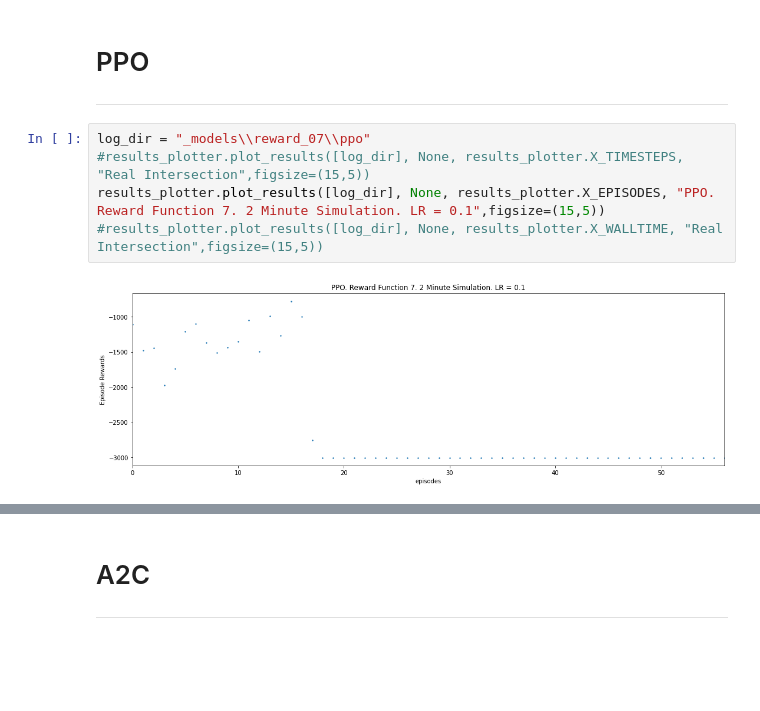
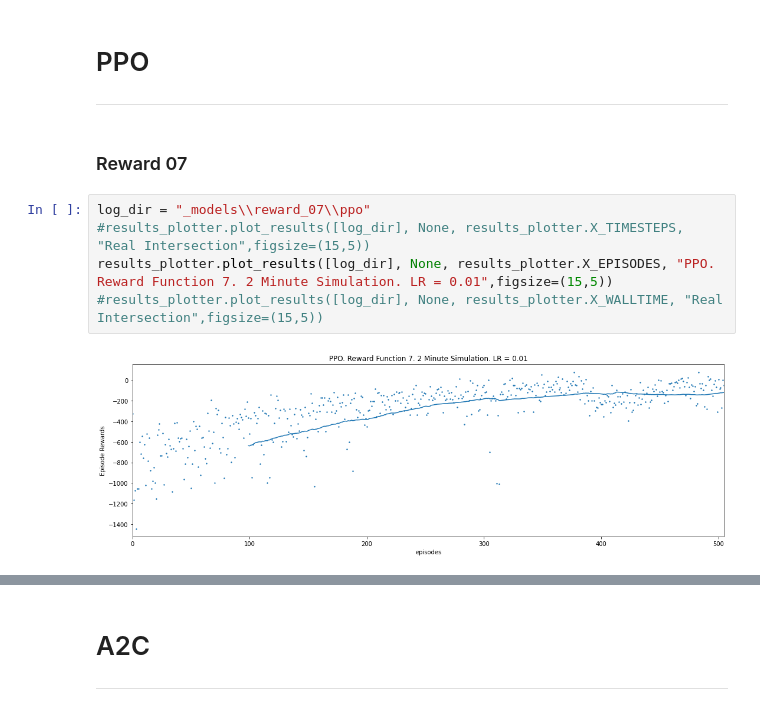
Before and after one commit to MartyMarek/Cross-Road-Signalling-optimisation-with-RL, a Jupyter notebook: final_simulation/model_training_monitor.ipynb, the cells around one changed output, grey strips where cells are left out. Saved outputs shown, nothing was run; the diff lists cells and outputs as text; blank space fills up the shorter version.

```diff
--- a/final_simulation/model_training_monitor.ipynb
+++ b/final_simulation/model_training_monitor.ipynb
@@ -3,10 +3,12 @@ from stable_baselines3.common import results_plotter
 # %% [markdown]
 # PPO
 ---
+# %% [markdown]
+### Reward 07
 # %%
 log_dir = "_models\\reward_07\\ppo"
 #results_plotter.plot_results([log_dir], None, results_plotter.X_TIMESTEPS, "Real Intersection",figsize=(15,5))
-results_plotter.plot_results([log_dir], None, results_plotter.X_EPISODES, "PPO. Reward Function 7. 2 Minute Simulation. LR = 0.1",figsize=(15,5))
+results_plotter.plot_results([log_dir], None, results_plotter.X_EPISODES, "PPO. Reward Function 7. 2 Minute Simulation. LR = 0.01",figsize=(15,5))
 #results_plotter.plot_results([log_dir], None, results_plotter.X_WALLTIME, "Real Intersection",figsize=(15,5))
 # %% [output]
-[figure, old version]
+[figure, new version]
```
Also changed, not shown: parts of 10 cells of this notebook, 23 other files.
